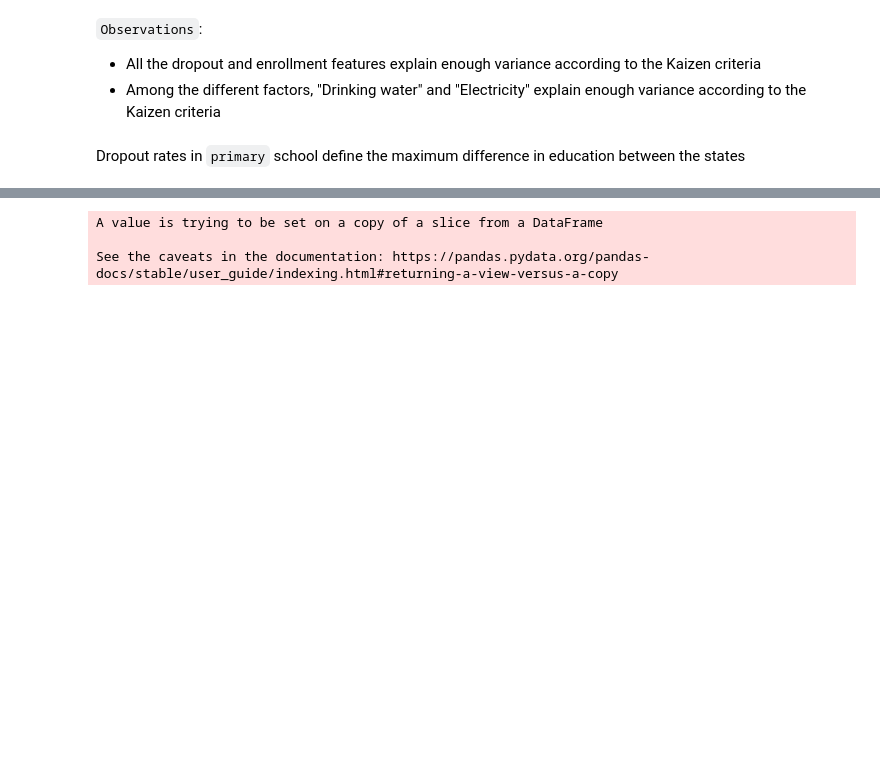
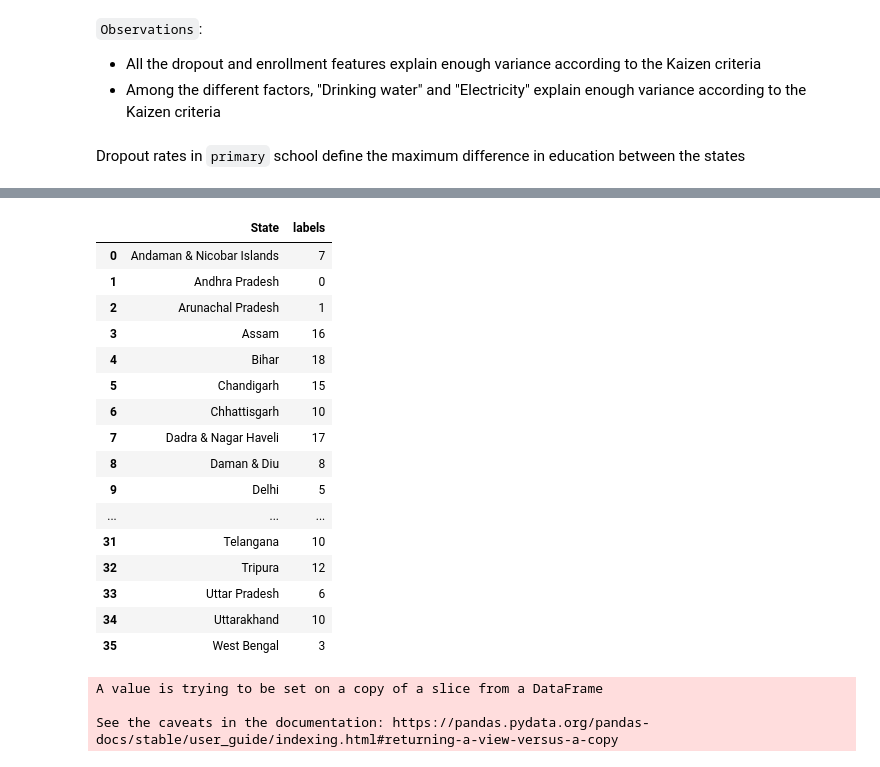
Before and after one commit to coderkol95/Education, a Jupyter notebook: src/notebook.ipynb, the cells around one changed output, grey strips where cells are left out. Cells and saved outputs as stored; diff of their text form; code cells hidden in the pictures; blank space fills up the shorter version.

```diff
--- a/src/notebook.ipynb
+++ b/src/notebook.ipynb
@@ -546,3 +629,25 @@ Dropout rates in `primary` school define the maximum difference in education bet
+# %%
+labels=pd.Series(kmeans.labels_)
+states['labels']=labels
+states
+# %% [output]
+|  | State | labels |
+| 0 | Andaman & Nicobar Islands | 7 |
+| 1 | Andhra Pradesh | 0 |
+| 2 | Arunachal Pradesh | 1 |
+| 3 | Assam | 16 |
+| 4 | Bihar | 18 |
+| 5 | Chandigarh | 15 |
+| 6 | Chhattisgarh | 10 |
+| 7 | Dadra & Nagar Haveli | 17 |
+| 8 | Daman & Diu | 8 |
+| 9 | Delhi | 5 |
+| ... | ... | ... |
+| 31 | Telangana | 10 |
+| 32 | Tripura | 12 |
+| 33 | Uttar Pradesh | 6 |
+| 34 | Uttarakhand | 10 |
+| 35 | West Bengal | 3 |
 # %%
 mm=MinMaxScaler()
 #Lower the better. So we are subtracting the dropout rates from 100% to get the retention rate
```
Also changed, not shown: parts of 15 cells of this notebook, 16 other files.
